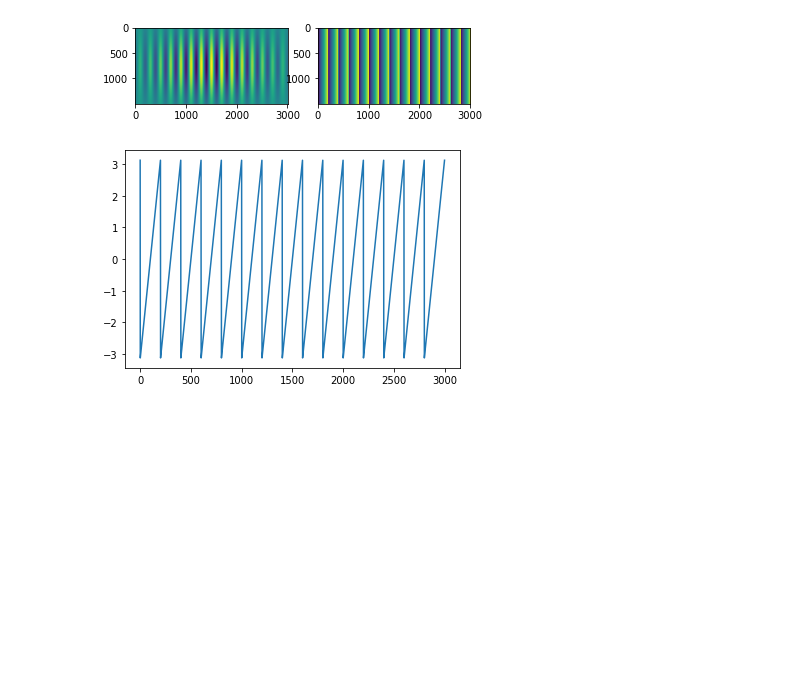
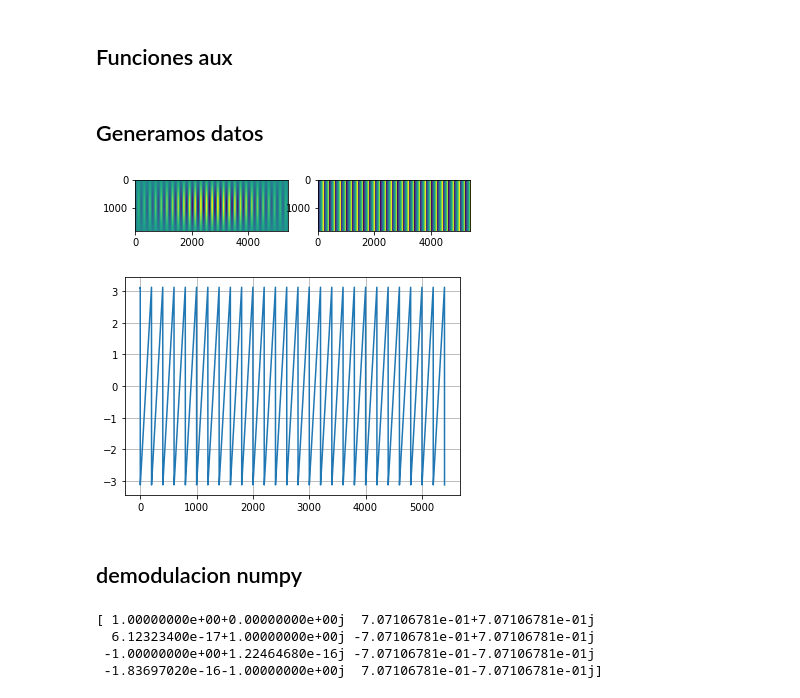
Before and after one commit to juaquiro/ejemplospythonaq, a Jupyter notebook: Notebooks/NumPy/PSA demodulation Numpy vs OpenCV .ipynb, the cells around one changed output. Drawn from its saved outputs; the diff is of its cells as text; code cells hidden in the pictures; blank space fills up the shorter version.

```diff
--- a/Notebooks/NumPy/PSA demodulation Numpy vs OpenCV .ipynb
+++ b/Notebooks/NumPy/PSA demodulation Numpy vs OpenCV .ipynb
@@ -6,20 +9,12 @@ import numpy as np
 import cv2
 from matplotlib import pyplot as plt
 import timeit
+# %% [markdown]
+## Funciones aux
 # %%
-def calculateTestPhasor(z_size=(512, 511), T_period=(30, 30), amplitude=100, bkg = 128, phase_steps = np.zeros(1), sigma_factor=(0.3, 0.3)):
-    """!
-    @brief this funcion calculates a test phasor for PFA methods
-    @details aux function for calculating complex phasors. The phasor is a monochromatic signal of period T
-    the modulation is a gaussian centered at 0.5*(norws, ncols) and the maximum amplitude is given by amplitude
-    @param z_size [(512, 511)] tuple (NR, NC) px phasor size
-    @param T [(30, 30)] tuple (Tx, Ty) px fringe period
-    @param sigma_factor [(0.3, 0.3)] tuple modulation sigma_x,sigma_y = sigma_factor * z_size
-    @param amplitude [100] GV phasor max amplitude
-    @return z  phasor z=m*exp(i*phi)
-    @return m phasor modulation = Gauss(0, 0, sigma_x,sigma_y)
-    @author AQ 2021
-    """
+def calculateTestPhasor(z_size=(512, 511), T_period=(30, 30),
+                        amplitude=100, bkg = 128, phase_steps = np.zeros(1),
+                        sigma_factor=(0.3, 0.3)):
     # setup meshgrid and phasor
     NR, NC = z_size
     x = np.arange(0, NC)
@@ -45,21 +40,27 @@ def calculateTestPhasor(z_size=(512, 511), T_period=(30, 30), amplitude=100, bkg
         gList[n] = bkg + m * np.cos(phi+phase_steps[n])
 
     return z, gList, m
+# %% [markdown]
+## Generamos datos
 # %%
-zSize=(1500, 3001)
-T=(1000/5, 0.001)
-w0=np.pi/2
-phaseSteps=w0*np.arange(0, 4)
-z, gList, m = calculateTestPhasor(z_size=zSize, T_period=T, phase_steps=phaseSteps)
+zSize=(1800, 3*1801) # size in px
+T=(1000/5, 0.001) # period in px
+N=8
+w0=2*np.pi/N
+equispacedPhaseSteps=w0*np.arange(0, N)
+z, gList, m = calculateTestPhasor(z_size=zSize, T_period=T, phase_steps=equispacedPhaseSteps)
 # %%
 plt.subplot(121);plt.imshow(gList[0]-gList[2]) # expect true color
 plt.subplot(122);plt.imshow(np.angle(z))
 plt.show()
 # %% [output]
-[figure, old version]
+[figure, new version]
 # %%
 plt.plot(np.angle(z[400, :]))
+plt.grid()
 plt.show()
 # %% [output]
-[figure, old version]
+[figure, new version]
+# %% [markdown]
+## demodulacion numpy
 # %%
@@ -67,3 +69,10 @@ hPSA4LS=np.array([1, 1j, -1, -1j])
+# %%
+print(hPSA4LS)
+# %% [output]
+[ 1.00000000e+00+0.00000000e+00j  7.07106781e-01+7.07106781e-01j
+  6.12323400e-17+1.00000000e+00j -7.07106781e-01+7.07106781e-01j
+ -1.00000000e+00+1.22464680e-16j -7.07106781e-01-7.07106781e-01j
+ -1.83697020e-16-1.00000000e+00j  7.07106781e-01-7.07106781e-01j]
 # %%
 def demodulateNumpy(gList, hPSA):
     nIgrams= hPSA4LS.size
```
Also changed, not shown: parts of 11 cells of this notebook.
